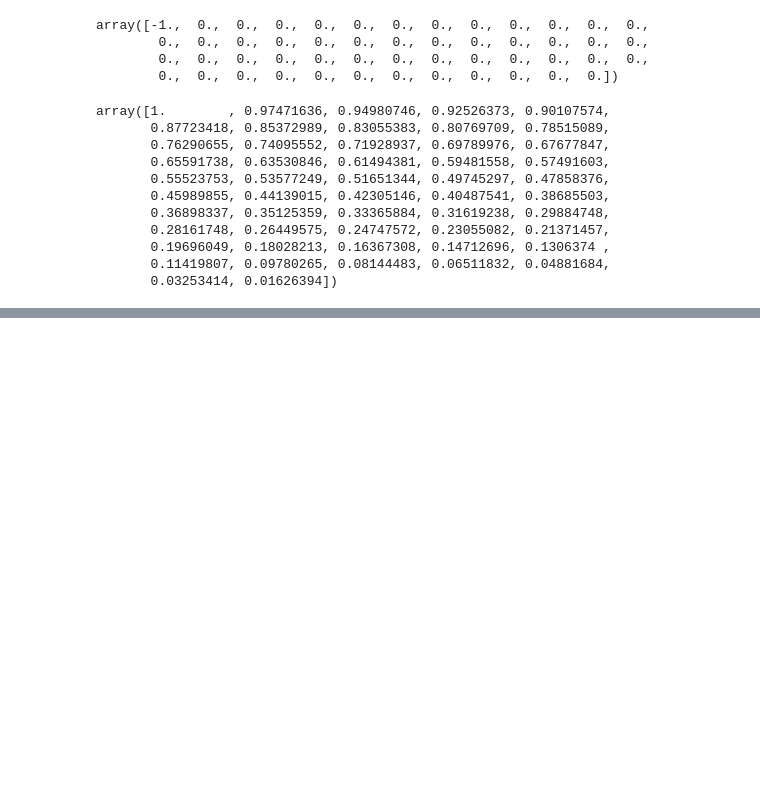
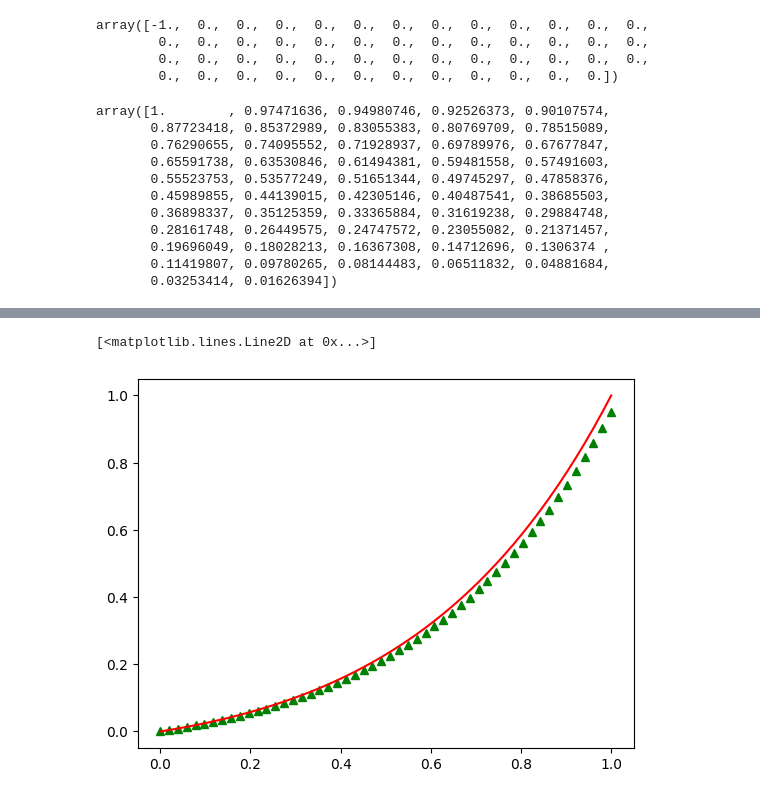
Before and after one commit to 19peirooo/Programas, a Jupyter notebook: Repaso/FiniteDifferences.ipynb, the cells around one changed output, grey strips where cells are left out. Drawn from its saved outputs; the diff is of its cells as text; code cells hidden in the pictures; blank space fills up the shorter version.

```diff
--- a/Repaso/FiniteDifferences.ipynb
+++ b/Repaso/FiniteDifferences.ipynb
@@ -430,0 +439,13 @@ plt.plot(x_vals,y,"g^")
+# %%
+M = np.identity(n+1)
+
+for i in range(n+1):
+    M[i][i] = 2*h**2 -2
+
+for i in range(n):
+    M[i][i+1] = 1 - 1.5*h
+
+for i in range(n):
+    M[i+1][i] = 1 + 1.5*h
+
+M
@@ -430,0 +466,18 @@ plt.plot(x_vals,y,"g^")
+# %%
+fx = np.zeros(n+1)
+fx[0] = -(1+1.5*h)*y0
+fx[-1] = -(1-1.5*h)*y1
+# %%
+y = np.linalg.solve(M,fx)
+y = np.insert(y,0,y0)
+# %%
+e = np.e
+A = 1/(e-e**2)
+B = -A
+y_true = A*np.exp(x_vals) + B*np.exp(x_vals*2)
+# %%
+plt.plot(x_vals,y,"g^")
+plt.plot(x_vals,y_true,color="red")
+# %% [output]
+[<matplotlib.lines.Line2D at 0x...>]
+[figure, added]
```
Also changed, not shown: parts of 5 cells of this notebook.
